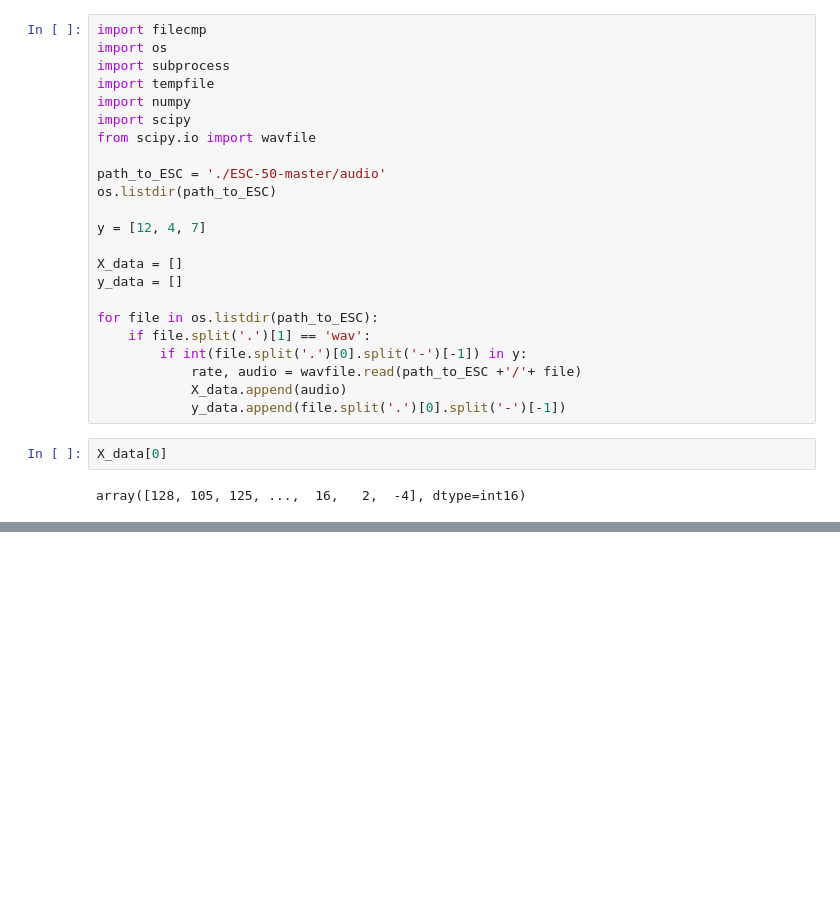
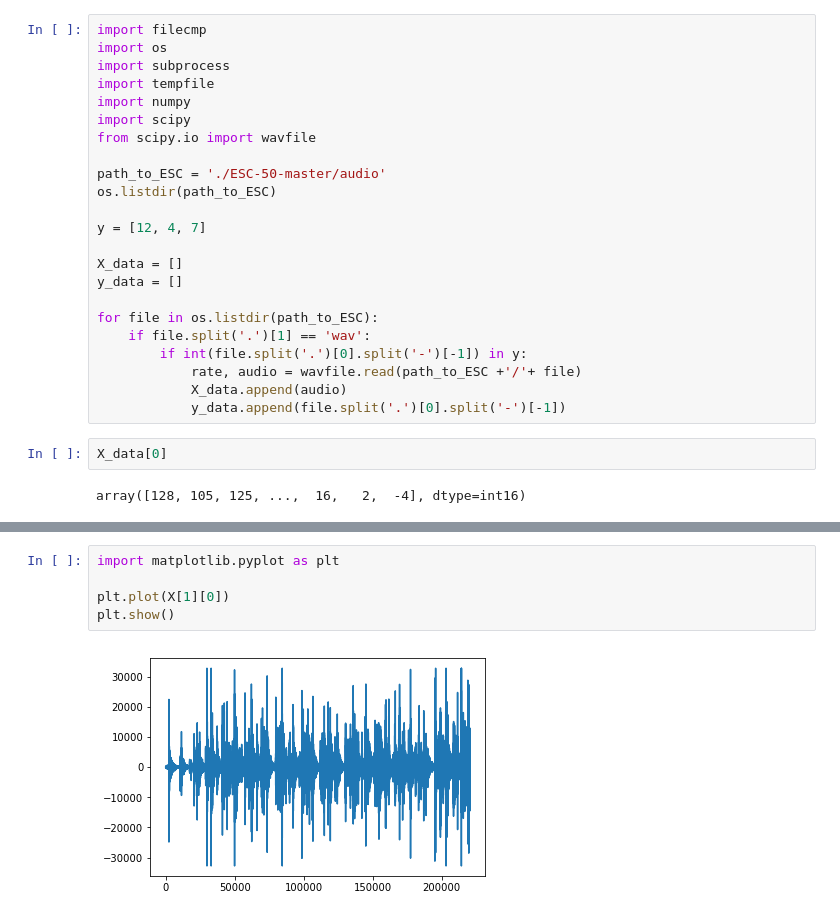
Before and after one commit to XiaotongQiu/Acoustic-Signal-Classification, a Jupyter notebook: ESC50 classification.ipynb, the cells around one changed output, grey strips where cells are left out. Drawn from its saved outputs; the diff is of its cells as text; blank space fills up the shorter version.

```diff
--- a/ESC50 classification.ipynb
+++ b/ESC50 classification.ipynb
@@ -34,0 +93,7 @@ plt.show()
+# %%
+import matplotlib.pyplot as plt
+
+plt.plot(X[1][0])
+plt.show()
+# %% [output]
+[figure, added]
```
Also changed, not shown: parts of 9 cells of this notebook.
